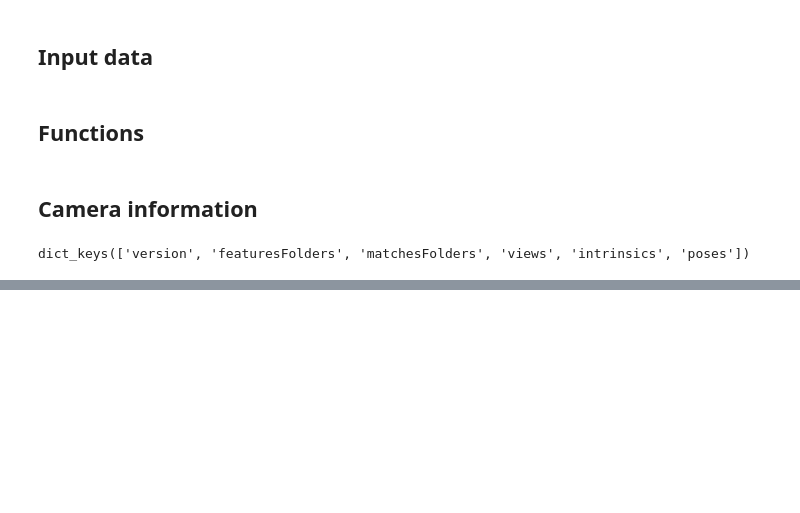
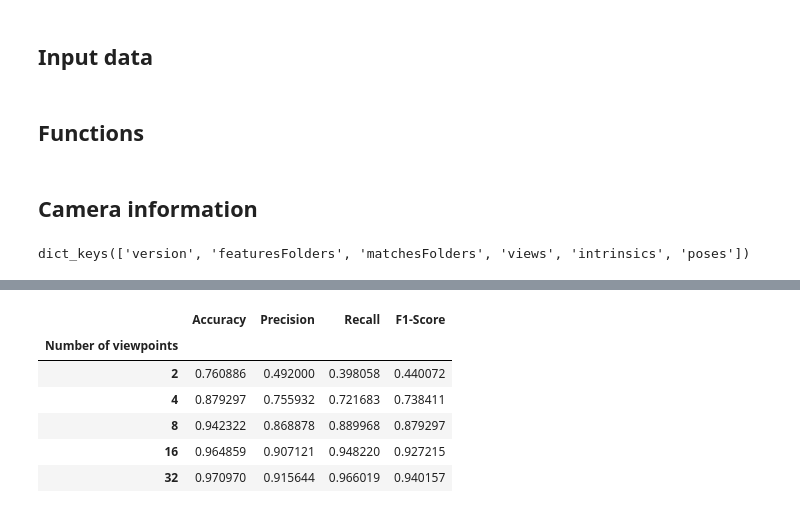
Before and after one commit to OutdoorAR-POC/GeoDataPreProcessing, a Jupyter notebook: notebook/Path Visibility in Sample Images.ipynb, the cells around one changed output, grey strips where cells are left out. Saved outputs shown, nothing was run; the diff lists cells and outputs as text; code cells hidden in the pictures; blank space fills up the shorter version.

```diff
--- a/notebook/Path Visibility in Sample Images.ipynb
+++ b/notebook/Path Visibility in Sample Images.ipynb
@@ -87,0 +54,3 @@ def clip(coords, image_width, image_height):
+# %%
+def polyline_to_matrix(visibility: Visibility) -> np.ndarray:
+    return np.array([[v.x, v.y, v.z] for v in visibility.vertices])
@@ -140,7 +139,8 @@ views = {view['poseId'] : {
 # %%
 for n in n_range:
     polylines = read_polylines(n)
-    output_directory = create_output_directory(n)
+    output_directory = get_or_create_output_directory(n)
+    results_df = get_output_dataframe(polylines, views)
 
     for pose_obj in tqdm(cameras['poses'], desc=f'n={n}'):
 
@@ -161,12 +161,15 @@ for n in n_range:
         image_width, image_height = view['width'], view['height']
 
         for curr_polyline, curr_color in polylines:
+
             polyline_matrix = polyline_to_matrix(curr_polyline)
             curr_image_coords = get_image_coordinates(polyline_matrix, K, M)
             curr_is_visible = np.logical_and(
                 calculate_visibility(curr_polyline.vertices, eye),
                 is_inside_image(curr_image_coords, image_width, image_height)
             )
+            results_df.loc[img_name, results_df.columns.get_level_values(0)==curr_polyline.name] = curr_is_visible.astype(int)
             plot_polyline(curr_image_coords, curr_is_visible, curr_polyline.edges, curr_color, image_width, image_height)
         plt.savefig(output_directory.joinpath(img_name), bbox_inches='tight')
         plt.close()
+    results_df.to_csv(output_directory.joinpath('visibility.csv'))
@@ -172,0 +235,10 @@ for n in n_range:
+# %%
+scores
+# %% [output]
+|  | Accuracy | Precision | Recall | F1-Score |
+| Number of viewpoints |  |  |  |  |
+| 2 | 0.760886 | 0.492000 | 0.398058 | 0.440072 |
+| 4 | 0.879297 | 0.755932 | 0.721683 | 0.738411 |
+| 8 | 0.942322 | 0.868878 | 0.889968 | 0.879297 |
+| 16 | 0.964859 | 0.907121 | 0.948220 | 0.927215 |
+| 32 | 0.970970 | 0.915644 | 0.966019 | 0.940157 |
```
Also changed, not shown: parts of 22 cells of this notebook, 31 other files.
